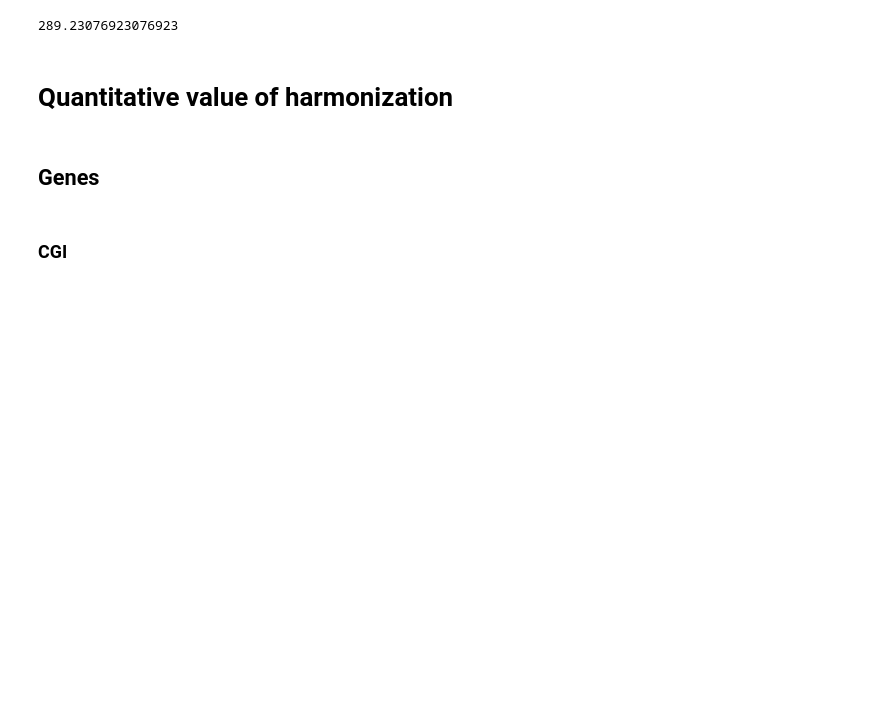
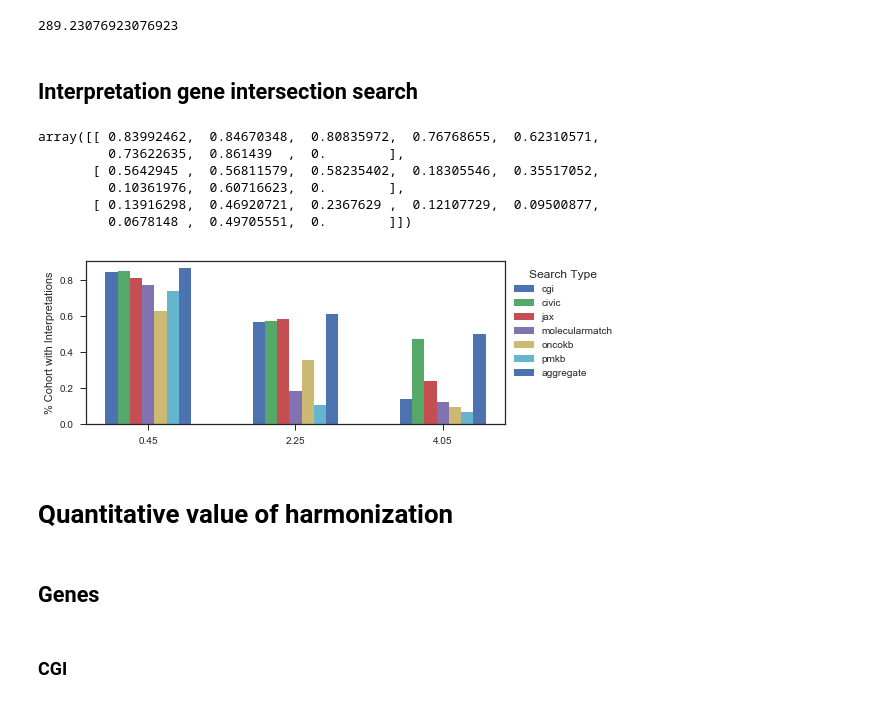
Before and after one commit to ahwagner/vicckb, a Jupyter notebook: analysis.ipynb, the cells around one changed output. Cells and saved outputs as stored; diff of their text form; code cells hidden in the pictures; blank space fills up the shorter version.

```diff
--- a/analysis.ipynb
+++ b/analysis.ipynb
@@ -2327,3 +2435,5 @@ np.mean(mapped)
 np.mean(unmapped)
 # %% [output]
 289.23076923076923
+# %% [markdown]
+## Interpretation gene intersection search
@@ -2329,0 +2443,20 @@ np.mean(unmapped)
+# %%
+e_level = defaultdict(dict)
+gene_diseases = defaultdict(lambda: defaultdict(set))
+for association in core_vdb:
+    source = association.source
+    for gene in association.genes:
+        try:
+            disease = association.disease.id
+        except AttributeError:
+            continue
+        key = (gene.symbol, disease)
+        gene_diseases[source][gene.symbol].add(disease)
+        gene_diseases['aggregate'][gene.symbol].add(disease)
+        current = e_level[source].get(key, None)
+        new = association.evidence_level
+        if current is None or new < current:
+            e_level[source][key] = new
+        current = e_level['aggregate'].get(key, None)
+        if current is None or new < current:
+            e_level['aggregate'][key] = new
@@ -2330,3 +2504,50 @@ np.mean(unmapped)
+# %%
+(gene_actionability_sum / ALL_PATIENT_COUNT).reshape((3,8))
+# %% [output]
+array([[ 0.83992462,  0.84670348,  0.80835972,  0.76768655,  0.62310571,
+         0.73622635,  0.861439  ,  0.        ],
+       [ 0.5642945 ,  0.56811579,  0.58235402,  0.18305546,  0.35517052,
+         0.10361976,  0.60716623,  0.        ],
+       [ 0.13916298,  0.46920721,  0.2367629 ,  0.12107729,  0.09500877,
+         0.0678148 ,  0.49705551,  0.        ]])
+# %%
+fig, ax = plt.subplots(figsize=(7.5,3))
+
+counts = gene_actionability_sum
+groups = ['Variant', 'Variant + Disease', 'Variant + Disease + Tier I']
+subs = SOURCES + ('aggregate',)
+width = 0.15
+plot_elements = list()
+resource_ind = np.arange(3)
+
+# for i, source in enumerate(subs):
+#     x = np.array([gene_actionability_sum[i + 24], gene_actionability_sum[i + 32], 0]) / gene_actionability_grid.shape[0]
+#     ind = np.array((i, i+12, i+24)) * width
+#     p = ax.bar(ind, x, width, label=source, color='black')
+#     plot_elements.append(p)
+
+for i, source in enumerate(subs):
+    x = np.array([gene_actionability_sum[i], gene_actionability_sum[i + 8], gene_actionability_sum[i + 16]]) / ALL_PATIENT_COUNT
+    ind = np.array((i, i+12, i+24)) * width
+    p = ax.bar(ind, x, width, label=source)
+    plot_elements.append(p)
+
+ax.set_xticks(ind - 3*width)
+# ax.set_xticklabels(groups, rotation='vertical')
+handles, labels = ax.get_legend_handles_labels()
+# half_idx = len(labels) // 2
+half_idx = 0
+lgd = ax.legend(handles[half_idx:], labels[half_idx:], title='Search Type',
+          bbox_to_anchor=(1,1)
+         )
+plt.ylabel('% Cohort with Interpretations')
+
+plt.show()
+fig.savefig(str(FIGPATH / 'misc_figures' / 'genie_gene_actionability.pdf'), format='pdf',
+            bbox_extra_artists=(lgd, ), bbox_inches='tight'
+           )
+# %% [output]
+[figure, added]
 # %% [markdown]
 # Quantitative value of harmonization
 # %% [markdown]
```
Also changed, not shown: parts of 66 cells of this notebook.
